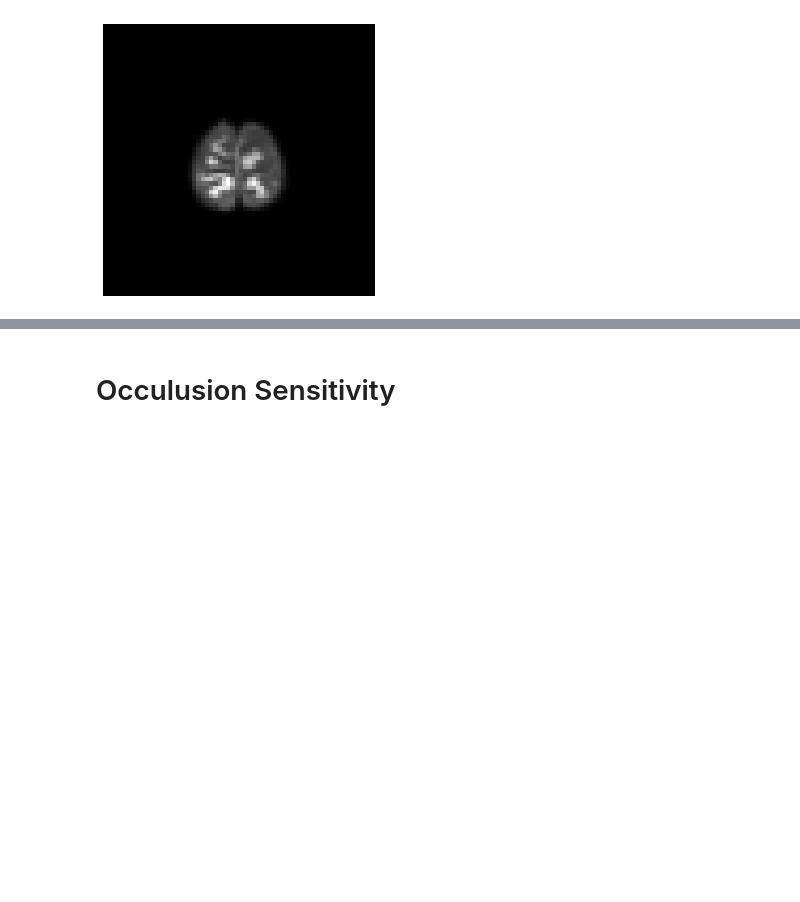
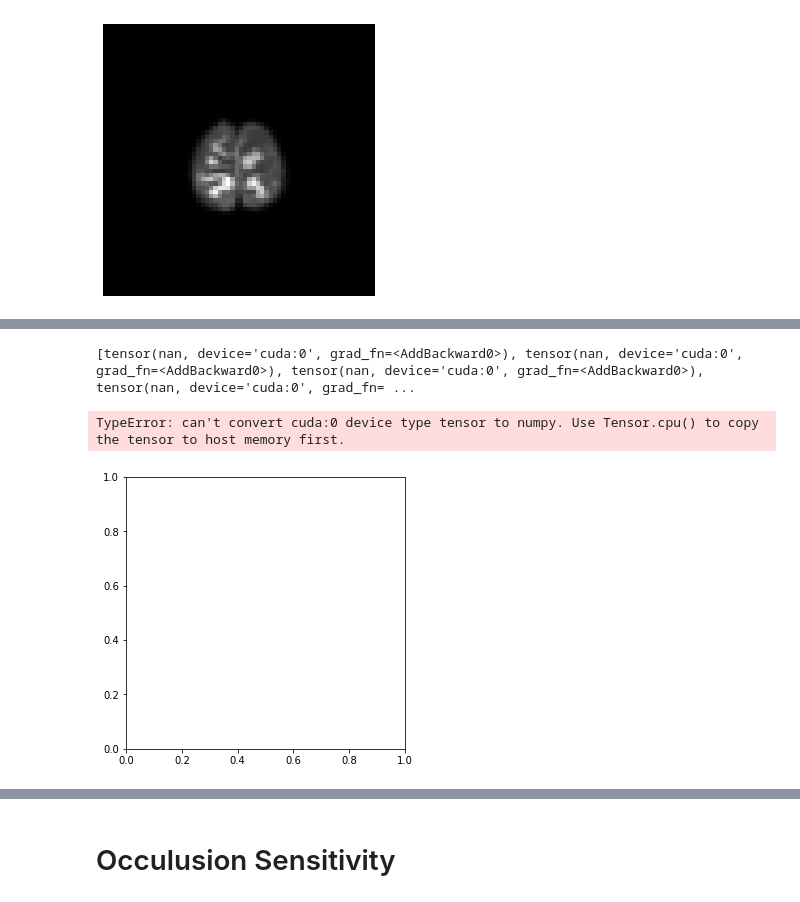
Before and after one commit to aa14av/MONAI, a Jupyter notebook: CNN.ipynb, the cells around one changed output, grey strips where cells are left out. Cells and saved outputs as stored; diff of their text form; code cells hidden in the pictures; blank space fills up the shorter version.

```diff
--- a/CNN.ipynb
+++ b/CNN.ipynb
@@ -93,9 +93,12 @@ wandb: Currently logged in as: aalbizu. Use `wandb login --relogin` to force rel
 # Set data directory
 rootDir = '/blue/camctrp/working/gullettj/ACT/derivatives/SVM/';
 sdata = pd.read_csv(os.path.join(rootDir,'subjects_pre-mci_classification.csv')).to_numpy();
-train_batch = 30; val_batch=13; test_batch=5;
+train_batch = 150; val_batch=13; test_batch=5;
 im_size = (64,64,64)
-pat_size = (16,16,16)
+# pat_size = (24,24,24)
+grad_clip = 2
+step_size = 1
+gamma = 7e-1
 seed = 42
 
 # Two binary labels for Healthy vs pre-MCI
@@ -293,3 +347,17 @@ AttributeError: 'tuple' object has no attribute 'size'
+# %%
+print(epoch_loss_values)
+plt.plot(epoch_loss_values, label="training loss")
+val_epochs = np.linspace(
+    1, max_epochs, np.floor(max_epochs / val_interval).astype(np.int32)
+)
+plt.plot(val_epochs, val_acc, label="validation acc")
+plt.legend()
+plt.xlabel("Epoch")
+plt.ylabel("Value")
+# %% [output]
+[tensor(nan, device='cuda:0', grad_fn=<AddBackward0>), tensor(nan, device='cuda:0', grad_fn=<AddBackward0>), tensor(nan, device='cuda:0', grad_fn=<AddBackward0>), tensor(nan, device='cuda:0', grad_fn= ...
+TypeError: can't convert cuda:0 device type tensor to numpy. Use Tensor.cpu() to copy the tensor to host memory first.
+[figure, added]
 # %%
 # # Plotting
 # fig, ax = plt.subplots(1, 1, facecolor='white')
```
Also changed, not shown: parts of 10 cells of this notebook.
